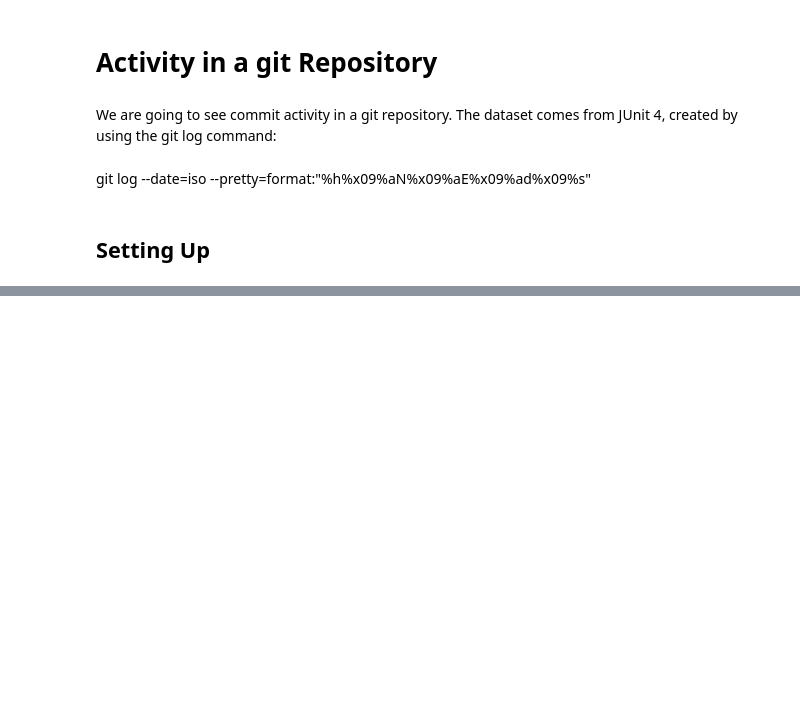
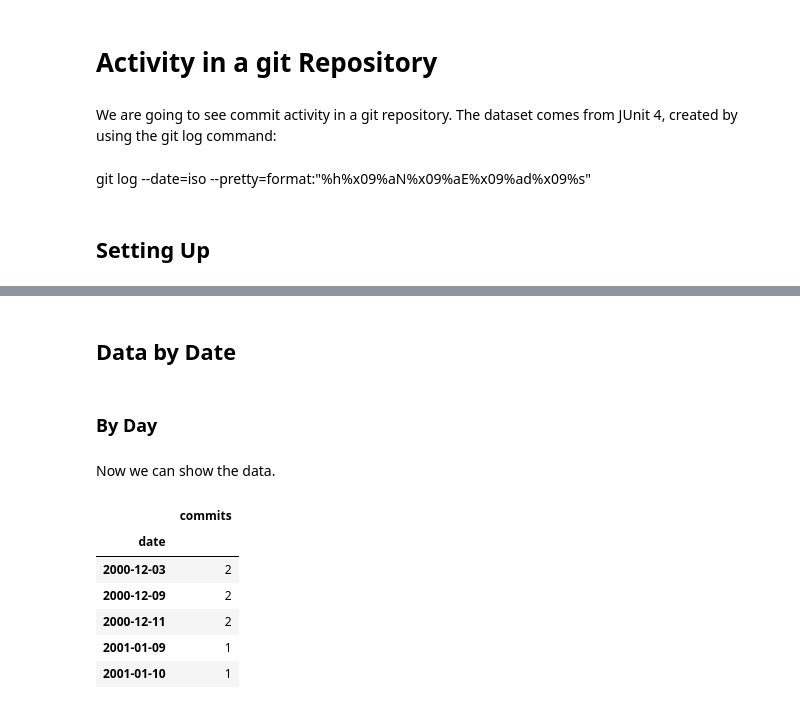
Before and after one commit to Bernardo-MG/jupyter-notebook-example, a Jupyter notebook: git/git_activity.ipynb, the cells around one changed output, grey strips where cells are left out. Saved outputs shown, nothing was run; the diff lists cells and outputs as text; code cells hidden in the pictures; blank space fills up the shorter version.

```diff
--- a/git/git_activity.ipynb
+++ b/git/git_activity.ipynb
@@ -24,0 +63,20 @@ activity.head()
+# %% [markdown]
+## Data by Date
+# %% [markdown]
+### By Day
+# %% [markdown]
+Now we can show the data.
+# %%
+commits_per_day = activity["date"].dt.date
+commits_per_day = commits_per_day.value_counts().rename_axis("date").reset_index(name='commits')
+commits_per_day = commits_per_day.sort_values("date")
+commits_per_day = commits_per_day.set_index("date")
+commits_per_day.head()
+# %% [output]
+|  | commits |
+| date |  |
+| 2000-12-03 | 2 |
+| 2000-12-09 | 2 |
+| 2000-12-11 | 2 |
+| 2001-01-09 | 1 |
+| 2001-01-10 | 1 |
```
Also changed, not shown: parts of 14 cells of this notebook, 1 other file.
